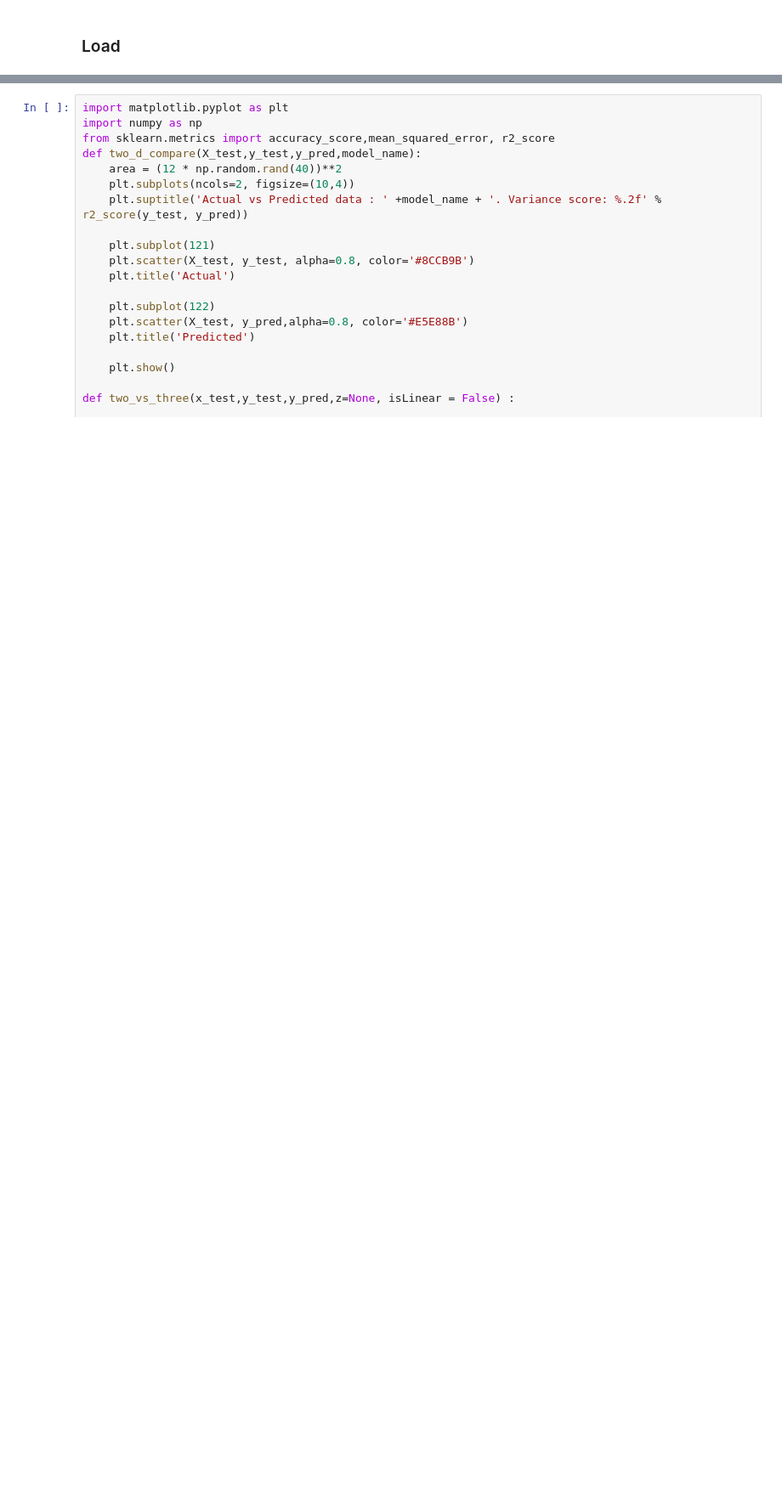
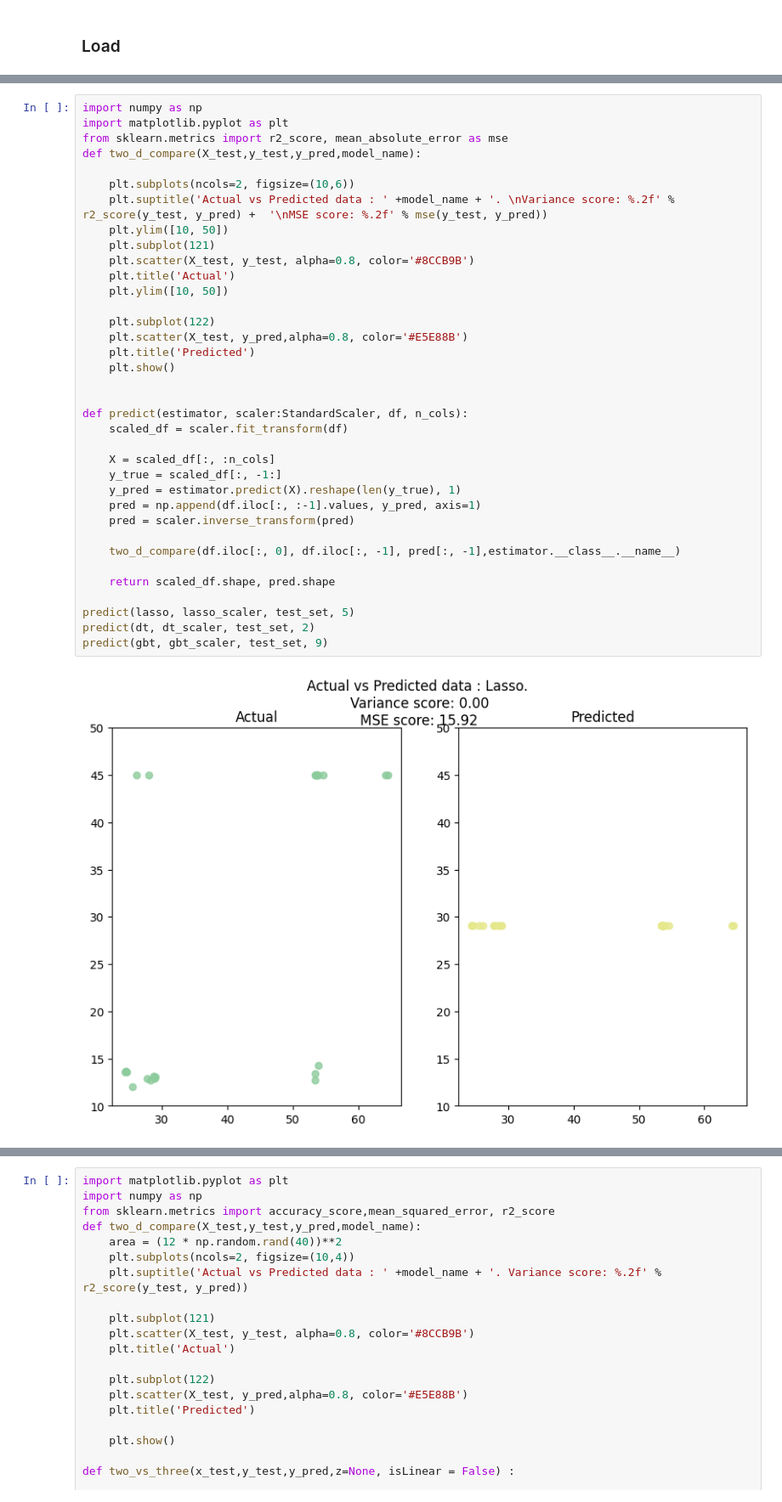
Before and after one commit to canutera/beer-color-prediction, a Jupyter notebook: notebooks/5_results.ipynb, the cells around one changed output, grey strips where cells are left out. Shown at 85% size. Cells and saved outputs as stored; diff of their text form; blank space fills up the shorter version.

```diff
--- a/notebooks/5_results.ipynb
+++ b/notebooks/5_results.ipynb
@@ -23,0 +29,38 @@ gbt_df = pd.read_csv('../data/7_model_specific_data_sets/gbt_scaled.csv')
+# %%
+import numpy as np
+import matplotlib.pyplot as plt
+from sklearn.metrics import r2_score, mean_absolute_error as mse
+def two_d_compare(X_test,y_test,y_pred,model_name):
+
+    plt.subplots(ncols=2, figsize=(10,6))
+    plt.suptitle('Actual vs Predicted data : ' +model_name + '. \nVariance score: %.2f' % r2_score(y_test, y_pred) +  '\nMSE score: %.2f' % mse(y_test, y_pred))
+    plt.ylim([10, 50])
+    plt.subplot(121)
+    plt.scatter(X_test, y_test, alpha=0.8, color='#8CCB9B')
+    plt.title('Actual')
+    plt.ylim([10, 50])
+
+    plt.subplot(122)
+    plt.scatter(X_test, y_pred,alpha=0.8, color='#E5E88B')
+    plt.title('Predicted')
+    plt.show()
+
+
+def predict(estimator, scaler:StandardScaler, df, n_cols):
+    scaled_df = scaler.fit_transform(df)
+
+    X = scaled_df[:, :n_cols]
+    y_true = scaled_df[:, -1:]
+    y_pred = estimator.predict(X).reshape(len(y_true), 1)
+    pred = np.append(df.iloc[:, :-1].values, y_pred, axis=1)
+    pred = scaler.inverse_transform(pred)
+
+    two_d_compare(df.iloc[:, 0], df.iloc[:, -1], pred[:, -1],estimator.__class__.__name__)
+
+    return scaled_df.shape, pred.shape
+
+predict(lasso, lasso_scaler, test_set, 5)
+predict(dt, dt_scaler, test_set, 2)
+predict(gbt, gbt_scaler, test_set, 9)
+# %% [output]
+[figure, added]
```
Also changed, not shown: parts of 2 cells of this notebook, 9 other files.
